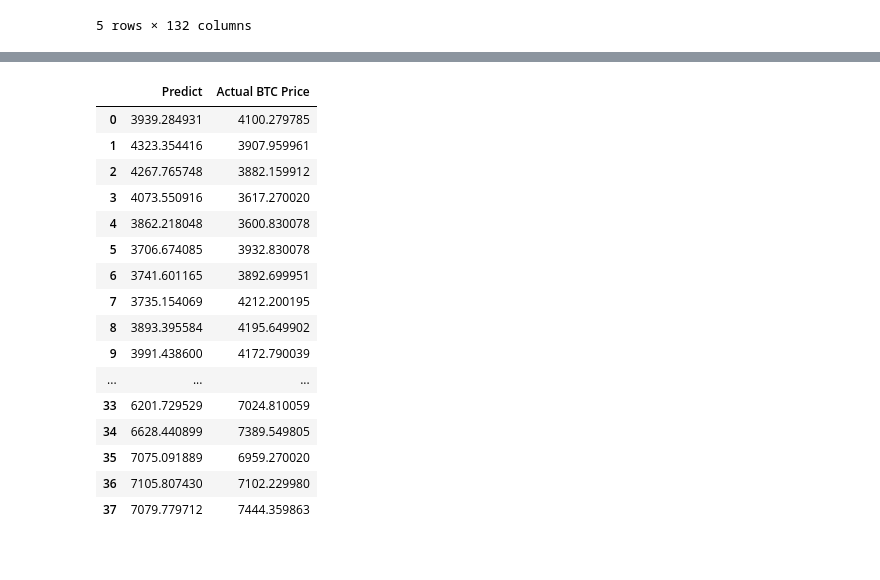
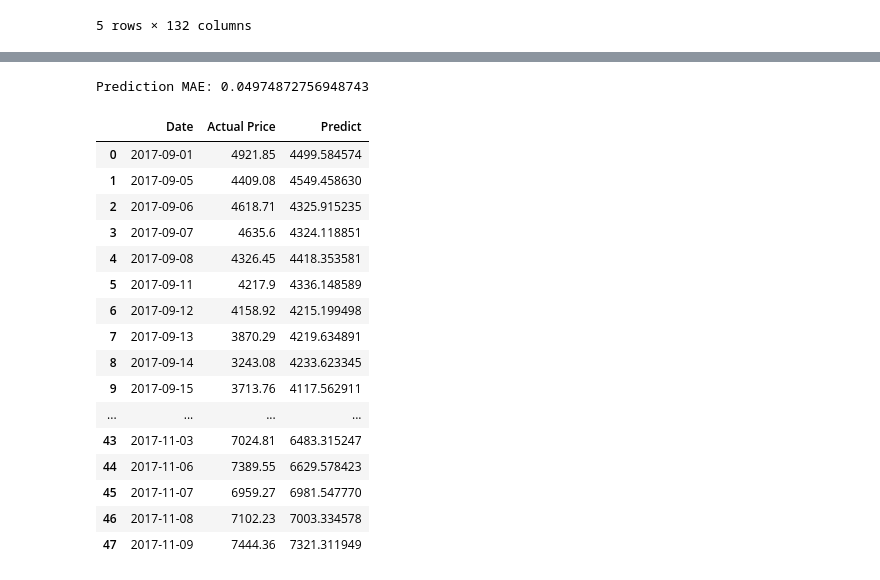
Before and after one commit to flyakite/bloomberg-predict-btc, a Jupyter notebook: Bloomberg.ipynb, the cells around one changed output, grey strips where cells are left out. Saved outputs shown, nothing was run; the diff lists cells and outputs as text; code cells hidden in the pictures.

```diff
--- a/Bloomberg.ipynb
+++ b/Bloomberg.ipynb
@@ -147,22 +130,40 @@ Original Price Prediction MSE: 173749.44523348333
-# %%
-pred = pd.DataFrame({'Predict':iy_pred, 'Actual BTC Price':iy})
-pred
-# %% [output]
-|  | Predict | Actual BTC Price |
-| 0 | 3939.284931 | 4100.279785 |
-| 1 | 4323.354416 | 3907.959961 |
-| 2 | 4267.765748 | 3882.159912 |
-| 3 | 4073.550916 | 3617.270020 |
-| 4 | 3862.218048 | 3600.830078 |
-| 5 | 3706.674085 | 3932.830078 |
-| 6 | 3741.601165 | 3892.699951 |
-| 7 | 3735.154069 | 4212.200195 |
-| 8 | 3893.395584 | 4195.649902 |
-| 9 | 3991.438600 | 4172.790039 |
-| ... | ... | ... |
-| 33 | 6201.729529 | 7024.810059 |
-| 34 | 6628.440899 | 7389.549805 |
-| 35 | 7075.091889 | 6959.270020 |
-| 36 | 7105.807430 | 7102.229980 |
-| 37 | 7079.779712 | 7444.359863 |
+# %%
+# predict
+y_pred = model.predict(step_test_X)
+# mean absolute error
+print("Prediction MAE: {}".format(mean_absolute_error(test_y, y_pred)))
+# %% [output]
+Prediction MAE: 0.04974872756948743
+# %%
+# compare with original price
+btc_df = pd.read_csv('data/B.csv', usecols=['Date', 'Open'])
+pred_df = pd.DataFrame(btc_df.values[number_training_rows:,:])
+pred_df.columns = ['Date', 'Actual Price']
+def inverse_scale(y):
+    y = np.concatenate((y, test_X[:, -(number_of_features-1):]), axis=1)
+    y = scaler.inverse_transform(y)
+    return y[:,0]
+# inverse back to original prices
+iy_pred = inverse_scale(y_pred)
+# invert scaling for actual
+pred_df['Predict'] = iy_pred
+pred_df
+# %% [output]
+|  | Date | Actual Price | Predict |
+| 0 | 2017-09-01 | 4921.85 | 4499.584574 |
+| 1 | 2017-09-05 | 4409.08 | 4549.458630 |
+| 2 | 2017-09-06 | 4618.71 | 4325.915235 |
+| 3 | 2017-09-07 | 4635.6 | 4324.118851 |
+| 4 | 2017-09-08 | 4326.45 | 4418.353581 |
+| 5 | 2017-09-11 | 4217.9 | 4336.148589 |
+| 6 | 2017-09-12 | 4158.92 | 4215.199498 |
+| 7 | 2017-09-13 | 3870.29 | 4219.634891 |
+| 8 | 2017-09-14 | 3243.08 | 4233.623345 |
+| 9 | 2017-09-15 | 3713.76 | 4117.562911 |
+| ... | ... | ... | ... |
+| 43 | 2017-11-03 | 7024.81 | 6483.315247 |
+| 44 | 2017-11-06 | 7389.55 | 6629.578423 |
+| 45 | 2017-11-07 | 6959.27 | 6981.547770 |
+| 46 | 2017-11-08 | 7102.23 | 7003.334578 |
+| 47 | 2017-11-09 | 7444.36 | 7321.311949 |
 # %%
```
Also changed, not shown: parts of 6 cells of this notebook.
